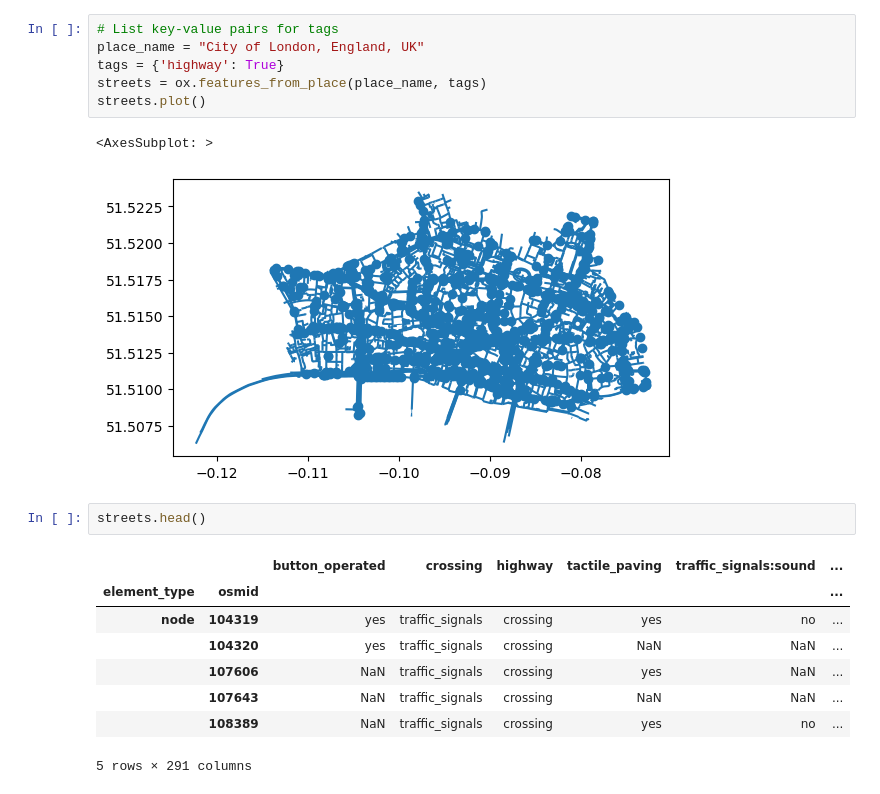
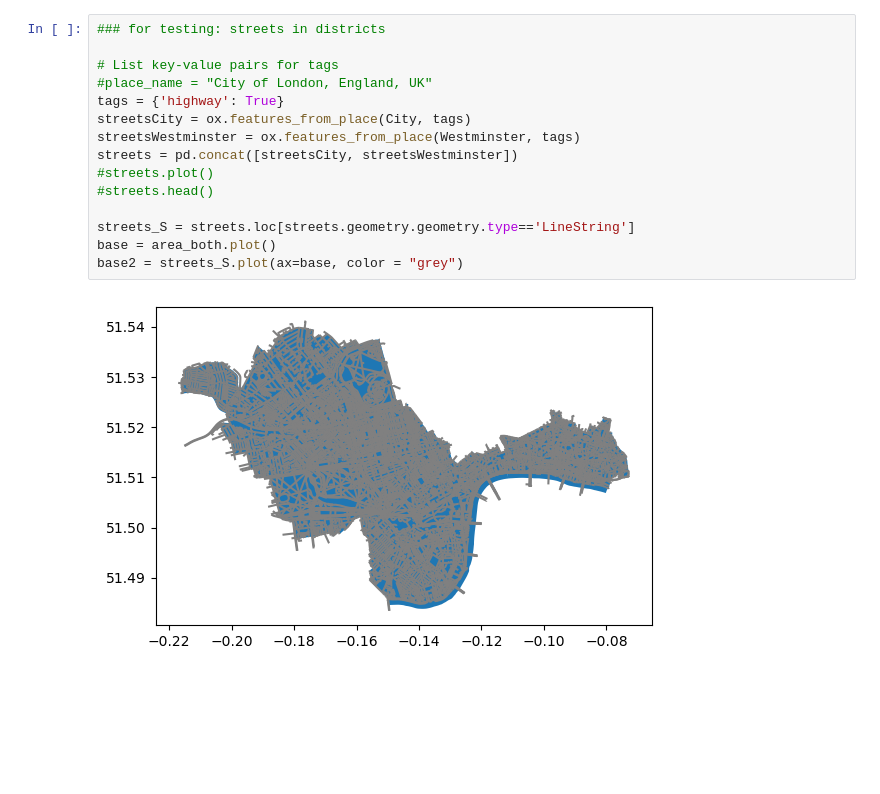
Before and after one commit to Felioxx/Mobile-ity-Scope, a Jupyter notebook: first_steps_python/get_osm_data_Anne.ipynb, the cells around one changed output. Cells and saved outputs as stored; diff of their text form; blank space fills up the shorter version.

```diff
--- a/first_steps_python/get_osm_data_Anne.ipynb
+++ b/first_steps_python/get_osm_data_Anne.ipynb
@@ -63,20 +90,17 @@ attractions.head()
 # %%
+### for testing: streets in districts
+
 # List key-value pairs for tags
-place_name = "City of London, England, UK"
+#place_name = "City of London, England, UK"
 tags = {'highway': True}
-streets = ox.features_from_place(place_name, tags)
-streets.plot()
+streetsCity = ox.features_from_place(City, tags)
+streetsWestminster = ox.features_from_place(Westminster, tags)
+streets = pd.concat([streetsCity, streetsWestminster])
+#streets.plot()
+#streets.head()
+
+streets_S = streets.loc[streets.geometry.geometry.type=='LineString']
+base = area_both.plot()
+base2 = streets_S.plot(ax=base, color = "grey")
 # %% [output]
-<AxesSubplot: >
-[figure, old version]
+[figure, new version]
-# %%
-streets.head()
-# %% [output]
-|  |  | button_operated | crossing | highway | tactile_paving | traffic_signals:sound | ... |
-| element_type | osmid |  |  |  |  |  | ... |
-| node | 104319 | yes | traffic_signals | crossing | yes | no | ... |
-|  | 104320 | yes | traffic_signals | crossing | NaN | NaN | ... |
-|  | 107606 | NaN | traffic_signals | crossing | yes | NaN | ... |
-|  | 107643 | NaN | traffic_signals | crossing | NaN | NaN | ... |
-|  | 108389 | NaN | traffic_signals | crossing | yes | no | ... |
-5 rows × 291 columns
```
Also changed, not shown: parts of 10 cells of this notebook.
